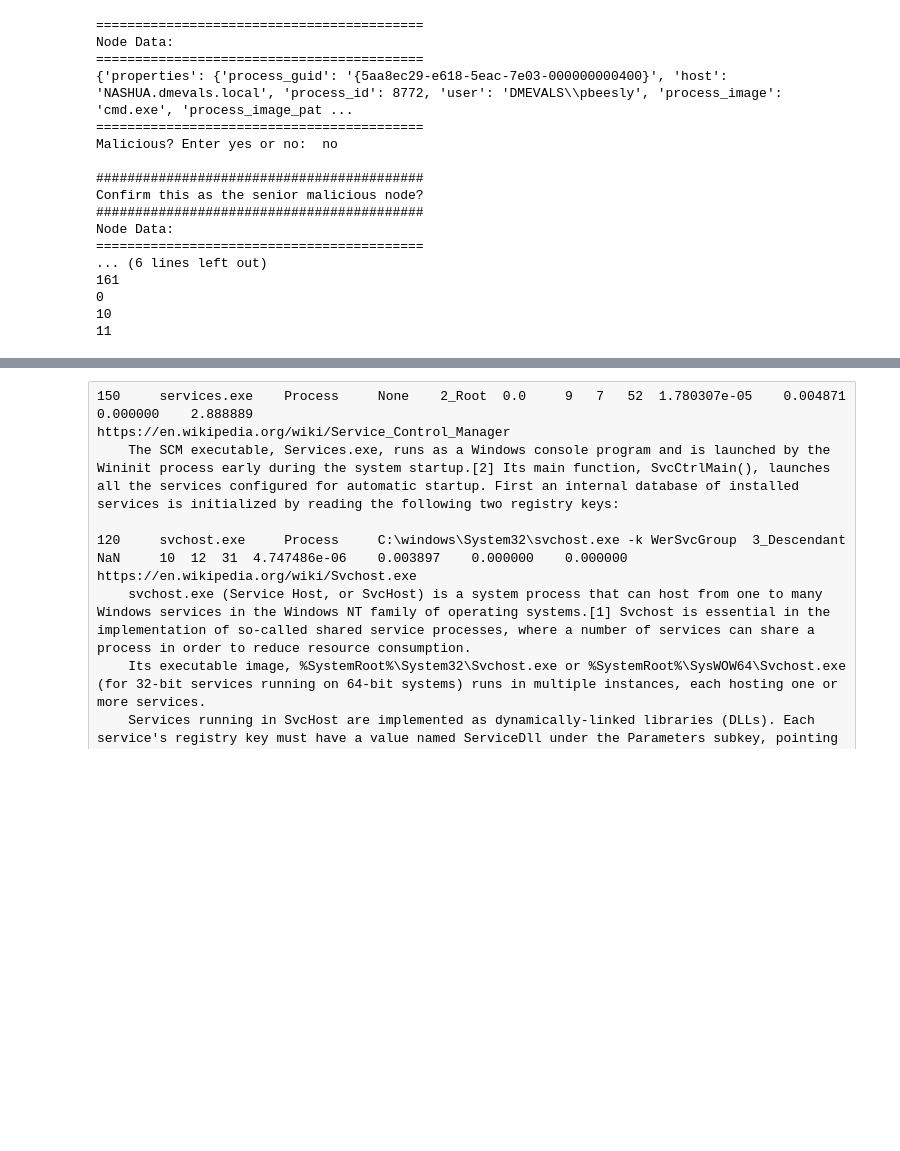
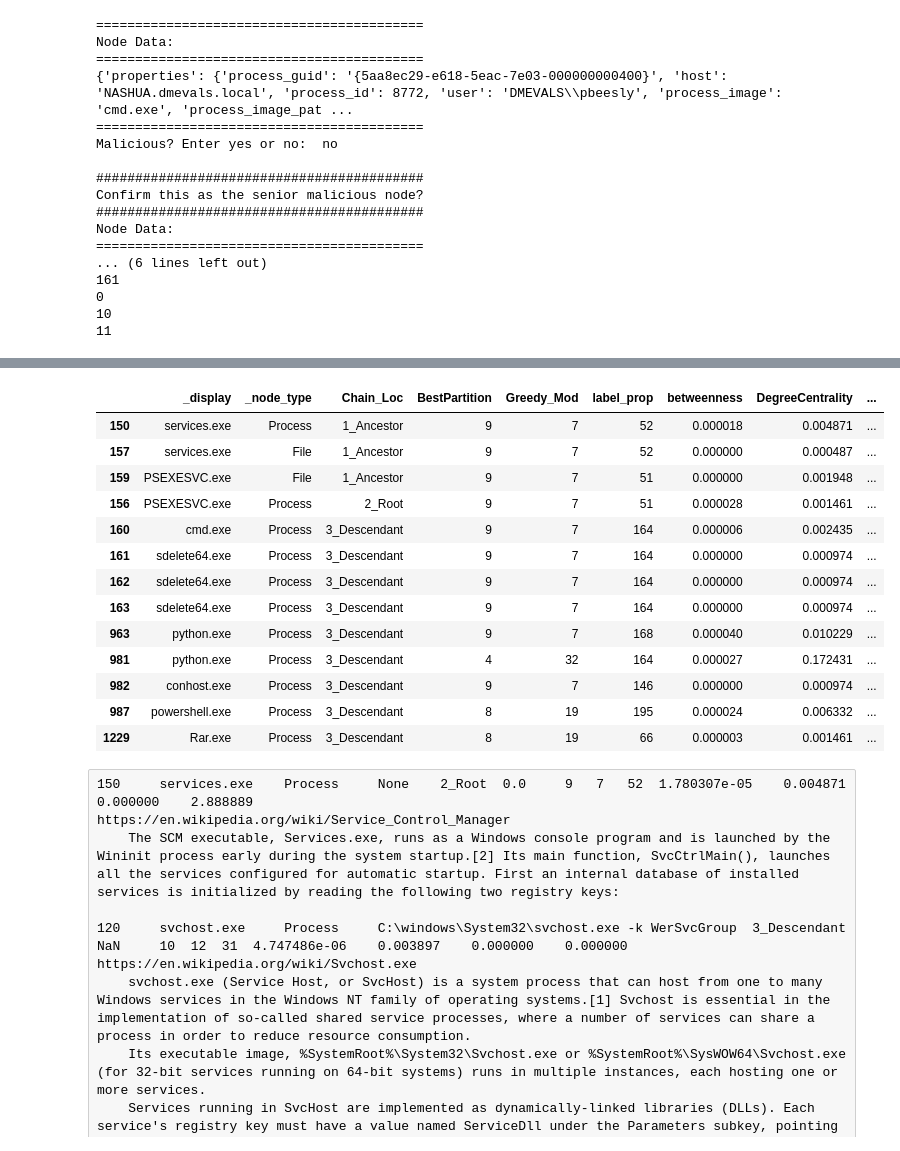
Before and after one commit to zulu8/graph_msc, a Jupyter notebook: 32_NetworkX_beagle5_auto3.ipynb, the cells around one changed output, grey strips where cells are left out. Cells and saved outputs as stored; diff of their text form; code cells hidden in the pictures; blank space fills up the shorter version.

```diff
--- a/NetworkX_beagle5_auto3.ipynb
+++ b/32_NetworkX_beagle5_auto3.ipynb
@@ -1058,3 +1065,21 @@ See the caveats in the documentation: https://pandas.pydata.org/pandas-docs/stab
+# %%
+columnList = ['_display', '_node_type', 'Chain_Loc', 'BestPartition', 'Greedy_Mod', 'label_prop', 'betweenness', 'DegreeCentrality', 'ClusterCoef', 'AveNeighDegree']
+df.loc[((df['Chain_Loc']=='1_Ancestor') | (df['Chain_Loc']=='2_Root') | ((df['Chain_Loc']=='3_Descendant') & (df['_node_type']=='Process')))].sort_values(by=['Chain_Loc'], ascending=True)[columnList]
+# %% [output]
+|  | _display | _node_type | Chain_Loc | BestPartition | Greedy_Mod | label_prop | betweenness | DegreeCentrality | ... |
+| 150 | services.exe | Process | 1_Ancestor | 9 | 7 | 52 | 0.000018 | 0.004871 | ... |
+| 157 | services.exe | File | 1_Ancestor | 9 | 7 | 52 | 0.000000 | 0.000487 | ... |
+| 159 | PSEXESVC.exe | File | 1_Ancestor | 9 | 7 | 51 | 0.000000 | 0.001948 | ... |
+| 156 | PSEXESVC.exe | Process | 2_Root | 9 | 7 | 51 | 0.000028 | 0.001461 | ... |
+| 160 | cmd.exe | Process | 3_Descendant | 9 | 7 | 164 | 0.000006 | 0.002435 | ... |
+| 161 | sdelete64.exe | Process | 3_Descendant | 9 | 7 | 164 | 0.000000 | 0.000974 | ... |
+| 162 | sdelete64.exe | Process | 3_Descendant | 9 | 7 | 164 | 0.000000 | 0.000974 | ... |
+| 163 | sdelete64.exe | Process | 3_Descendant | 9 | 7 | 164 | 0.000000 | 0.000974 | ... |
+| 963 | python.exe | Process | 3_Descendant | 9 | 7 | 168 | 0.000040 | 0.010229 | ... |
+| 981 | python.exe | Process | 3_Descendant | 4 | 32 | 164 | 0.000027 | 0.172431 | ... |
+| 982 | conhost.exe | Process | 3_Descendant | 9 | 7 | 146 | 0.000000 | 0.000974 | ... |
+| 987 | powershell.exe | Process | 3_Descendant | 8 | 19 | 195 | 0.000024 | 0.006332 | ... |
+| 1229 | Rar.exe | Process | 3_Descendant | 8 | 19 | 66 | 0.000003 | 0.001461 | ... |
 # %% [raw]
 150 	services.exe 	Process 	None 	2_Root 	0.0 	9 	7 	52 	1.780307e-05 	0.004871 	0.000000 	2.888889
 https://en.wikipedia.org/wiki/Service_Control_Manager
```
Also changed, not shown: parts of 7 cells of this notebook, 2 other files.
